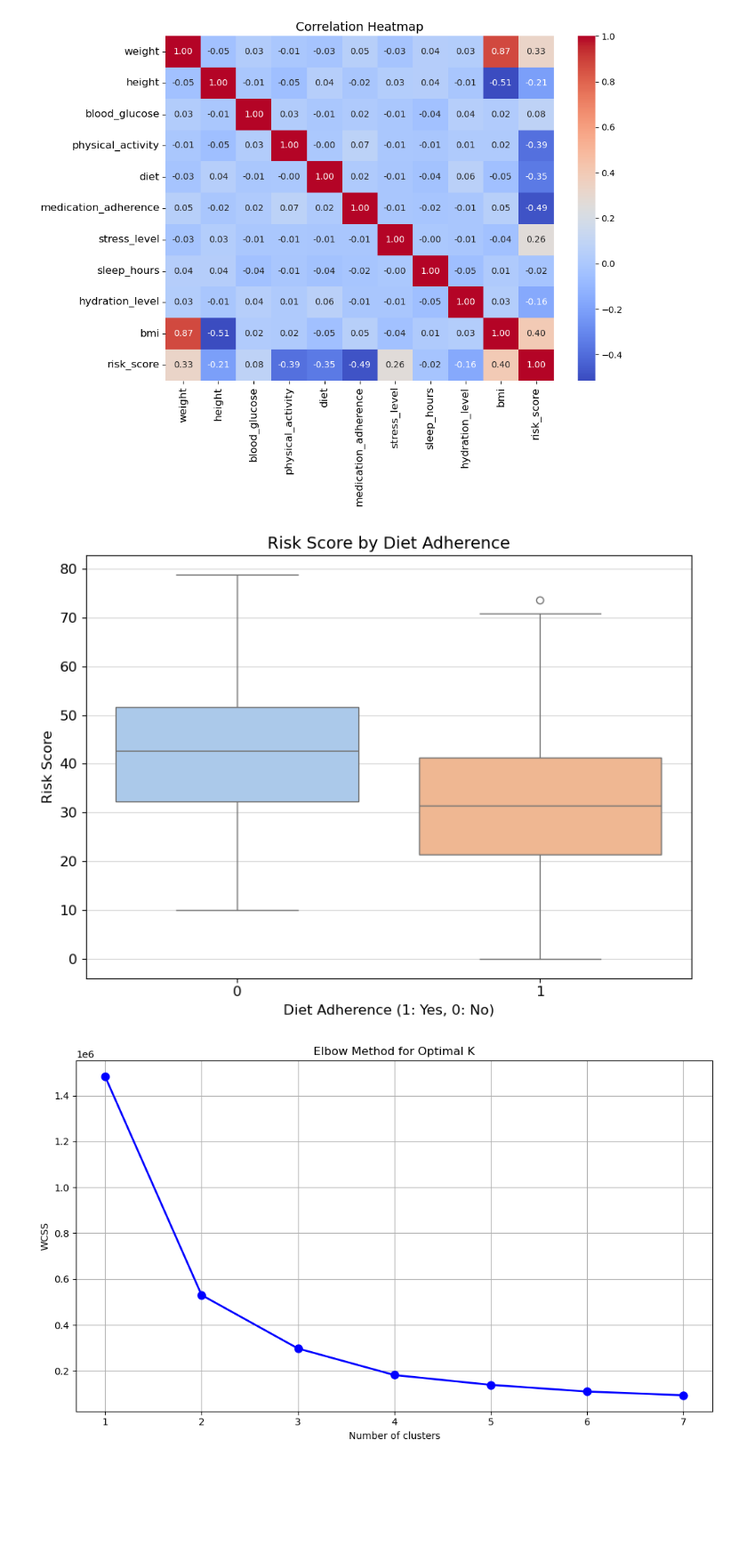
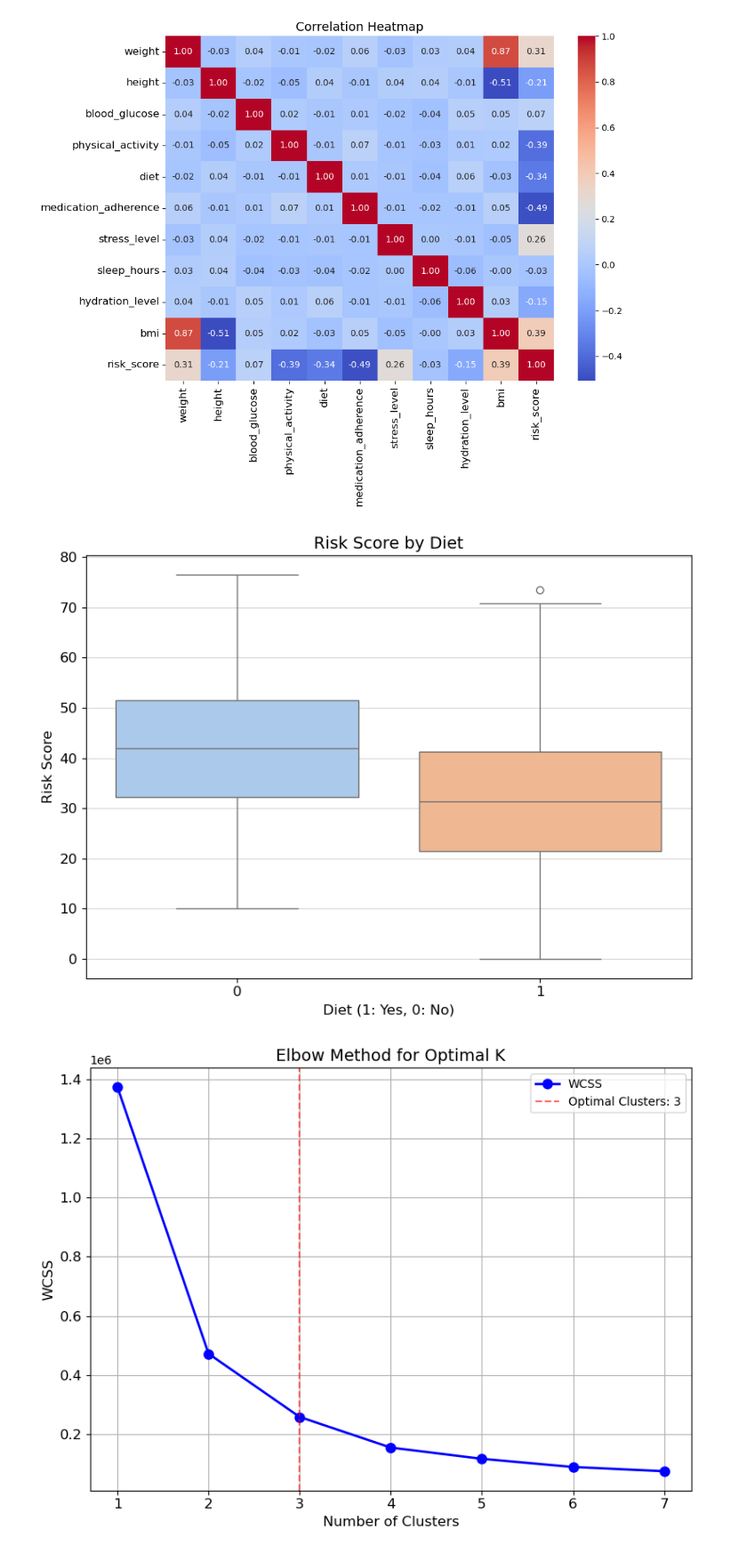
Before and after one commit to bhuvansai93/23098103-Clustering-and-Fitting, a Jupyter notebook: 23098103-Clustering_and_Fitting.ipynb, the cells around one changed output. Shown at 89% size. Drawn from its saved outputs; the diff is of its cells as text; code cells hidden in the pictures; blank space fills up the shorter version.

```diff
--- a/23098103-Clustering_and_Fitting.ipynb
+++ b/23098103-Clustering_and_Fitting.ipynb
@@ -196,6 +245,7 @@ plot_heatmap()
 # %% [output]
 [figure]
 # %%
+# import required libraries
 import pandas as pd
 import matplotlib.pyplot as plt
 import seaborn as sns
@@ -214,8 +264,8 @@ def plot_boxplot():
     """
     plt.figure(figsize=(8, 6))
     sns.boxplot(data=df, x="diet", y="risk_score", palette="pastel", legend=True)
-    plt.title("Risk Score by Diet Adherence", fontsize=14)
-    plt.xlabel("Diet Adherence (1: Yes, 0: No)", fontsize=12)
+    plt.title("Risk Score by Diet", fontsize=14)
+    plt.xlabel("Diet (1: Yes, 0: No)", fontsize=12)
     plt.ylabel("Risk Score", fontsize=12)
     plt.xticks(fontsize=12)
     plt.yticks(fontsize=12)
@@ -224,34 +274,43 @@ def plot_boxplot():
     plt.show()
 
 # Load the dataset
-df = pd.read_csv('diabetes_data.csv')
+df = pd.read_csv("diabetes_data_cleaned.csv")
 
 # Call the function to create the plot
 plot_boxplot()
 # %% [output]
-[figure, old version]
+[figure, new version]
 # %%
+# import required libraries
 from sklearn.cluster import KMeans
+import matplotlib.pyplot as plt
 
-#  Create Elbow Plot function for K-Means Clustering
 # Prepare the data
 X = df[["bmi", "blood_glucose"]].dropna()
 
-wcss=[]
+# Calculate WCSS for a range of cluster numbers
+wcss = []
 for i in range(1, 8):
-  kmeans = KMeans(n_clusters=i, init='k-means++', random_state=42)
-  kmeans.fit(X)
-  wcss.append(kmeans.inertia_)
+    kmeans = KMeans(n_clusters=i, init='k-means++', random_state=42)
+    kmeans.fit(X)
+    wcss.append(kmeans.inertia_)
+
+# Define the optimal number of clusters
+optimal_clusters = 3
 
 # Plot the Elbow Method with dots
-plt.figure(figsize=(10, 6))
-plt.plot(range(1, 8), wcss, marker='o', markersize=8, color='b', linestyle='-', linewidth=2)  # Added dots with 'o' marker
-plt.title('Elbow Method for Optimal K')
-plt.xlabel('Number of clusters')
-plt.ylabel('WCSS')
+plt.figure(figsize=(8, 6))
+plt.plot(range(1, 8), wcss, marker='o', markersize=8, color='b', linestyle='-', linewidth=2, label='WCSS')
+plt.axvline(x=3, color='red', linestyle='--', alpha=0.6, label=f'Optimal Clusters: {optimal_clusters}')
+plt.title('Elbow Method for Optimal K', fontsize=14)
+plt.xlabel('Number of Clusters', fontsize=12)
+plt.ylabel('WCSS', fontsize=12)
+plt.xticks(fontsize=12)
+plt.yticks(fontsize=12)
+plt.legend()
 plt.grid(True)
 plt.tight_layout()
 plt.show()
 # %% [output]
-[figure, old version]
+[figure, new version]
 # %%
```
Also changed, not shown: parts of 15 cells of this notebook.
